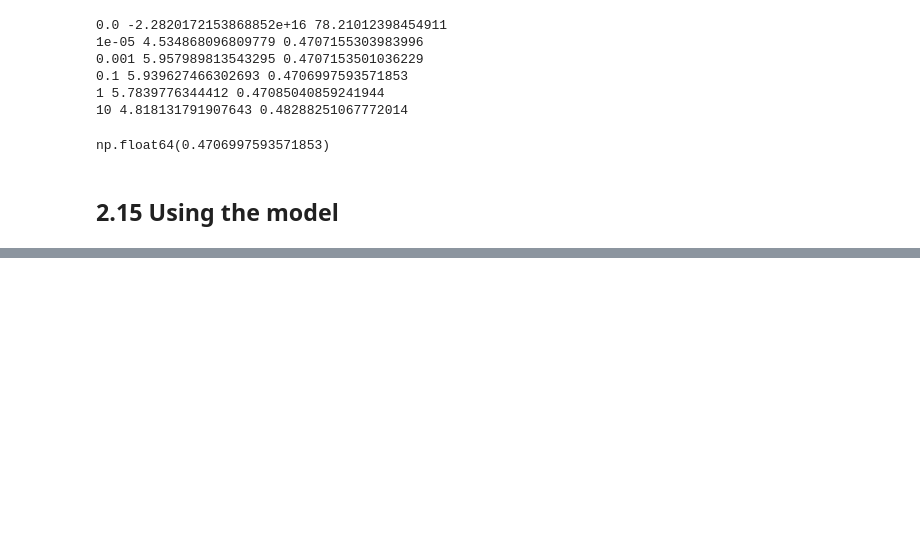
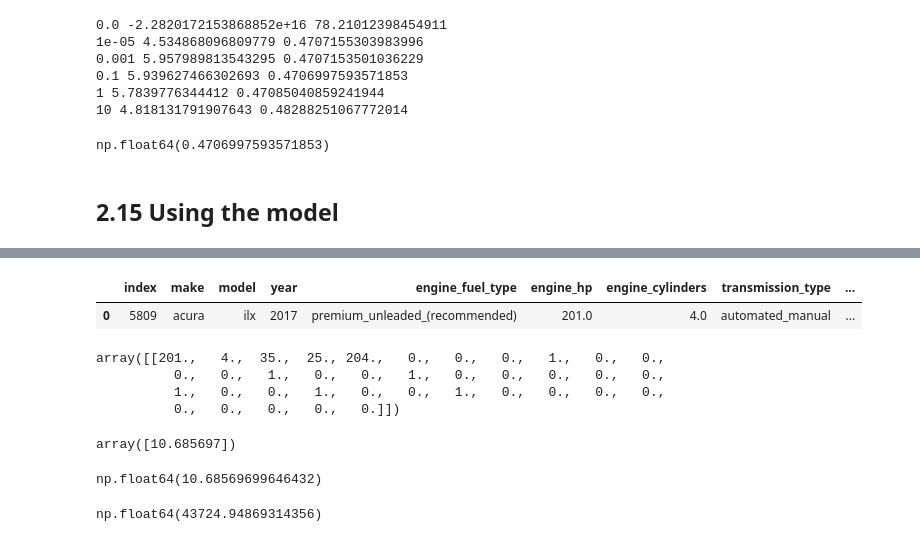
Before and after one commit to khvatov/machine-learning-zoomcamp-homework, a Jupyter notebook: 02-regression/regression_practice.ipynb, the cells around one changed output, grey strips where cells are left out. Drawn from its saved outputs; the diff is of its cells as text; code cells hidden in the pictures; blank space fills up the shorter version.

```diff
--- a/02-regression/regression_practice.ipynb
+++ b/02-regression/regression_practice.ipynb
@@ -876,0 +965,2 @@ np.float64(0.4706997593571853)
+# %%
+car = df_test.iloc[20].to_dict() #a car we are going to use to get the price
@@ -876,0 +986,7 @@ np.float64(0.4706997593571853)
+# %%
+df_small = pd.DataFrame([car])
+# %%
+df_small
+# %% [output]
+|  | index | make | model | year | engine_fuel_type | engine_hp | engine_cylinders | transmission_type | ... |
+| 0 | 5809 | acura | ilx | 2017 | premium_unleaded_(recommended) | 201.0 | 4.0 | automated_manual | ... |
@@ -876,0 +995,21 @@ np.float64(0.4706997593571853)
+# %%
+X_small
+# %% [output]
+array([[201.,   4.,  35.,  25., 204.,   0.,   0.,   0.,   1.,   0.,   0.,
+          0.,   0.,   1.,   0.,   0.,   1.,   0.,   0.,   0.,   0.,   0.,
+          1.,   0.,   0.,   1.,   0.,   0.,   1.,   0.,   0.,   0.,   0.,
+          0.,   0.,   0.,   0.,   0.]])
+# %%
+y_pred = w0 + X_small.dot(w)
+y_pred
+# %% [output]
+array([10.685697])
+# %%
+y_pred = y_pred[0]
+y_pred
+# %% [output]
+np.float64(10.68569699646432)
+# %%
+np.expm1(y_pred) #Predicted price
+# %% [output]
+np.float64(43724.94869314356)
```
Also changed, not shown: parts of 16 cells of this notebook.
